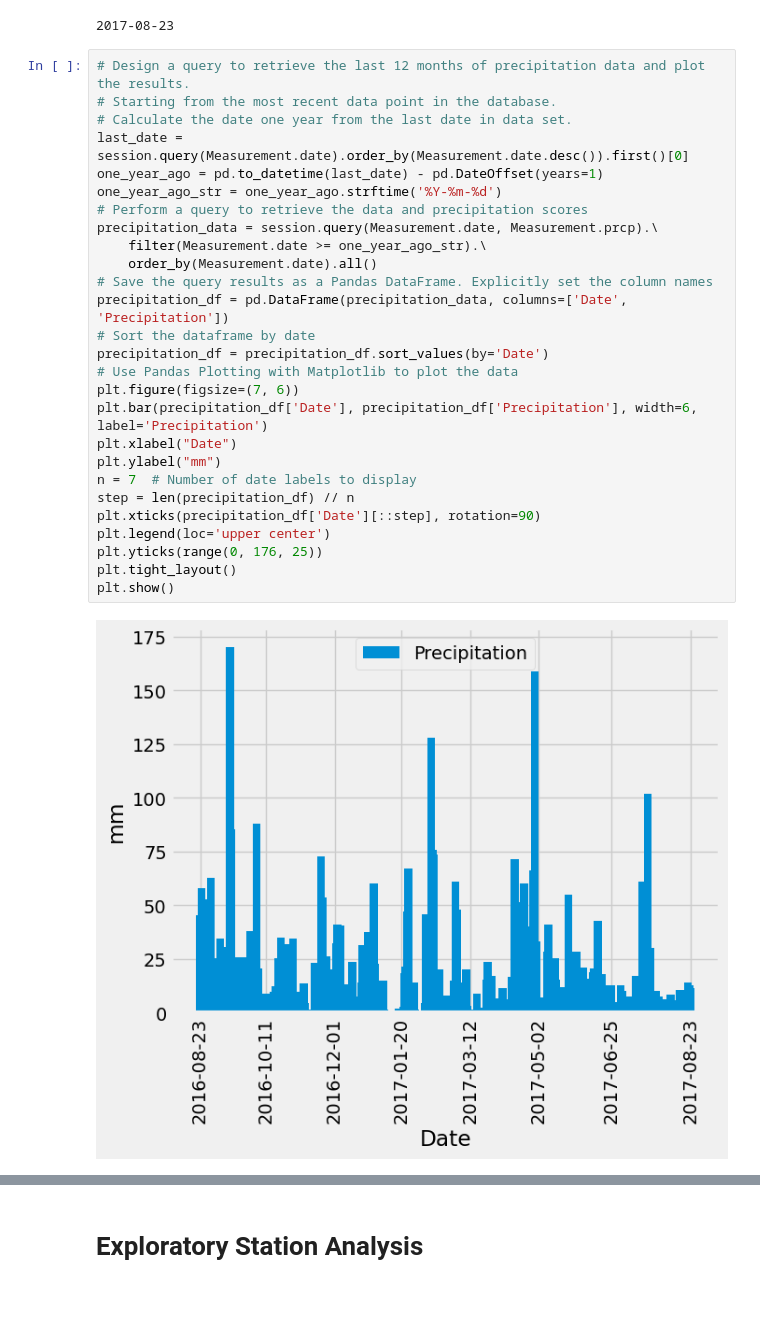
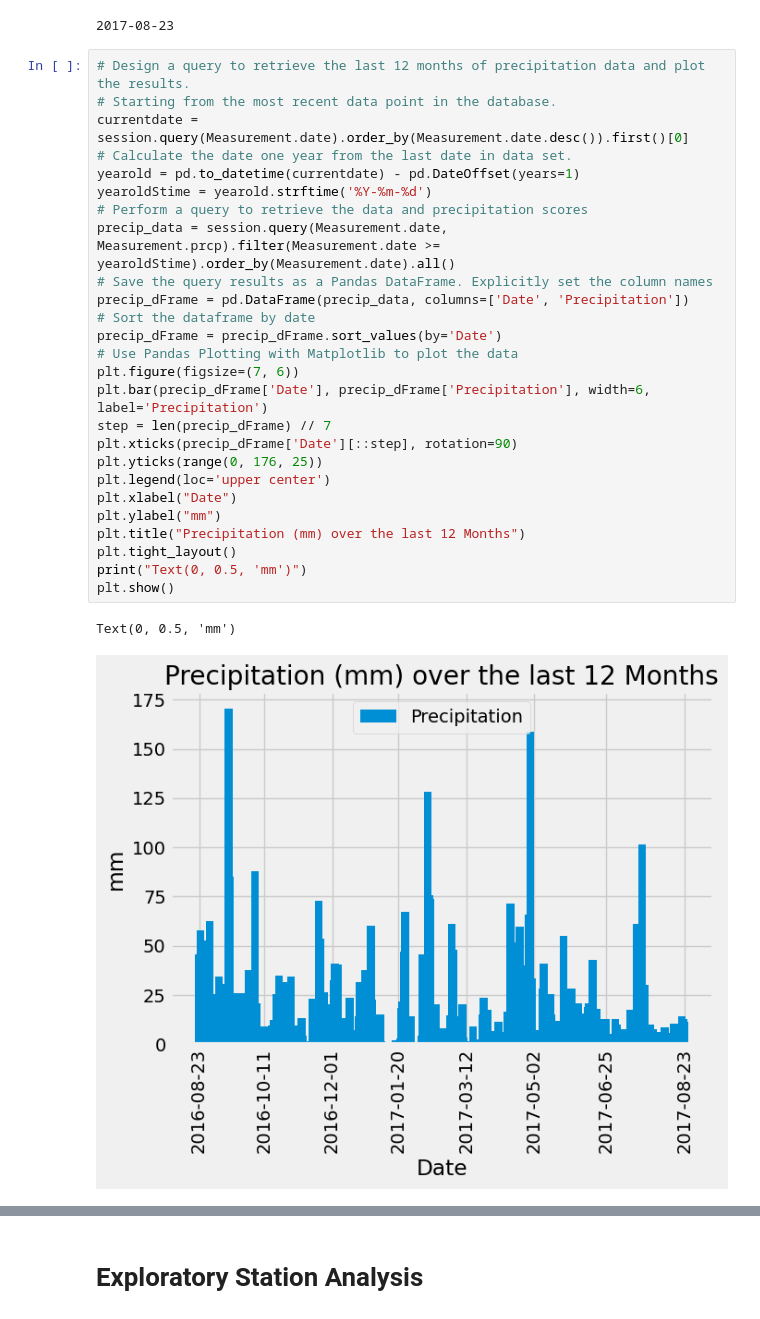
Before and after one commit to ACMayer/sqlalchemy-challenge, a Jupyter notebook: climate_starter.ipynb, the cells around one changed output, grey strips where cells are left out. Drawn from its saved outputs; the diff is of its cells as text.

```diff
--- a/climate_starter.ipynb
+++ b/climate_starter.ipynb
@@ -46,31 +46,31 @@ print(recentdate)
 # %%
 # Design a query to retrieve the last 12 months of precipitation data and plot the results.
 # Starting from the most recent data point in the database.
+currentdate = session.query(Measurement.date).order_by(Measurement.date.desc()).first()[0]
 # Calculate the date one year from the last date in data set.
-last_date = session.query(Measurement.date).order_by(Measurement.date.desc()).first()[0]
-one_year_ago = pd.to_datetime(last_date) - pd.DateOffset(years=1)
-one_year_ago_str = one_year_ago.strftime('%Y-%m-%d')
+yearold = pd.to_datetime(currentdate) - pd.DateOffset(years=1)
+yearoldStime = yearold.strftime('%Y-%m-%d')
 # Perform a query to retrieve the data and precipitation scores
-precipitation_data = session.query(Measurement.date, Measurement.prcp).\
-    filter(Measurement.date >= one_year_ago_str).\
-    order_by(Measurement.date).all()
+precip_data = session.query(Measurement.date, Measurement.prcp).filter(Measurement.date >= yearoldStime).order_by(Measurement.date).all()
 # Save the query results as a Pandas DataFrame. Explicitly set the column names
-precipitation_df = pd.DataFrame(precipitation_data, columns=['Date', 'Precipitation'])
+precip_dFrame = pd.DataFrame(precip_data, columns=['Date', 'Precipitation'])
 # Sort the dataframe by date
-precipitation_df = precipitation_df.sort_values(by='Date')
+precip_dFrame = precip_dFrame.sort_values(by='Date')
 # Use Pandas Plotting with Matplotlib to plot the data
 plt.figure(figsize=(7, 6))
-plt.bar(precipitation_df['Date'], precipitation_df['Precipitation'], width=6, label='Precipitation')
+plt.bar(precip_dFrame['Date'], precip_dFrame['Precipitation'], width=6, label='Precipitation')
+step = len(precip_dFrame) // 7
+plt.xticks(precip_dFrame['Date'][::step], rotation=90)
+plt.yticks(range(0, 176, 25))
+plt.legend(loc='upper center')
 plt.xlabel("Date")
 plt.ylabel("mm")
-n = 7  # Number of date labels to display
-step = len(precipitation_df) // n
-plt.xticks(precipitation_df['Date'][::step], rotation=90)
-plt.legend(loc='upper center')
-plt.yticks(range(0, 176, 25))
+plt.title("Precipitation (mm) over the last 12 Months")
 plt.tight_layout()
+print("Text(0, 0.5, 'mm')")
 plt.show()
 # %% [output]
+Text(0, 0.5, 'mm')
-[figure, old version]
+[figure, new version]
 # %%
 # Use Pandas to calculate the summary statistics for the precipitation data
```
Also changed, not shown: parts of 1 cell of this notebook.
